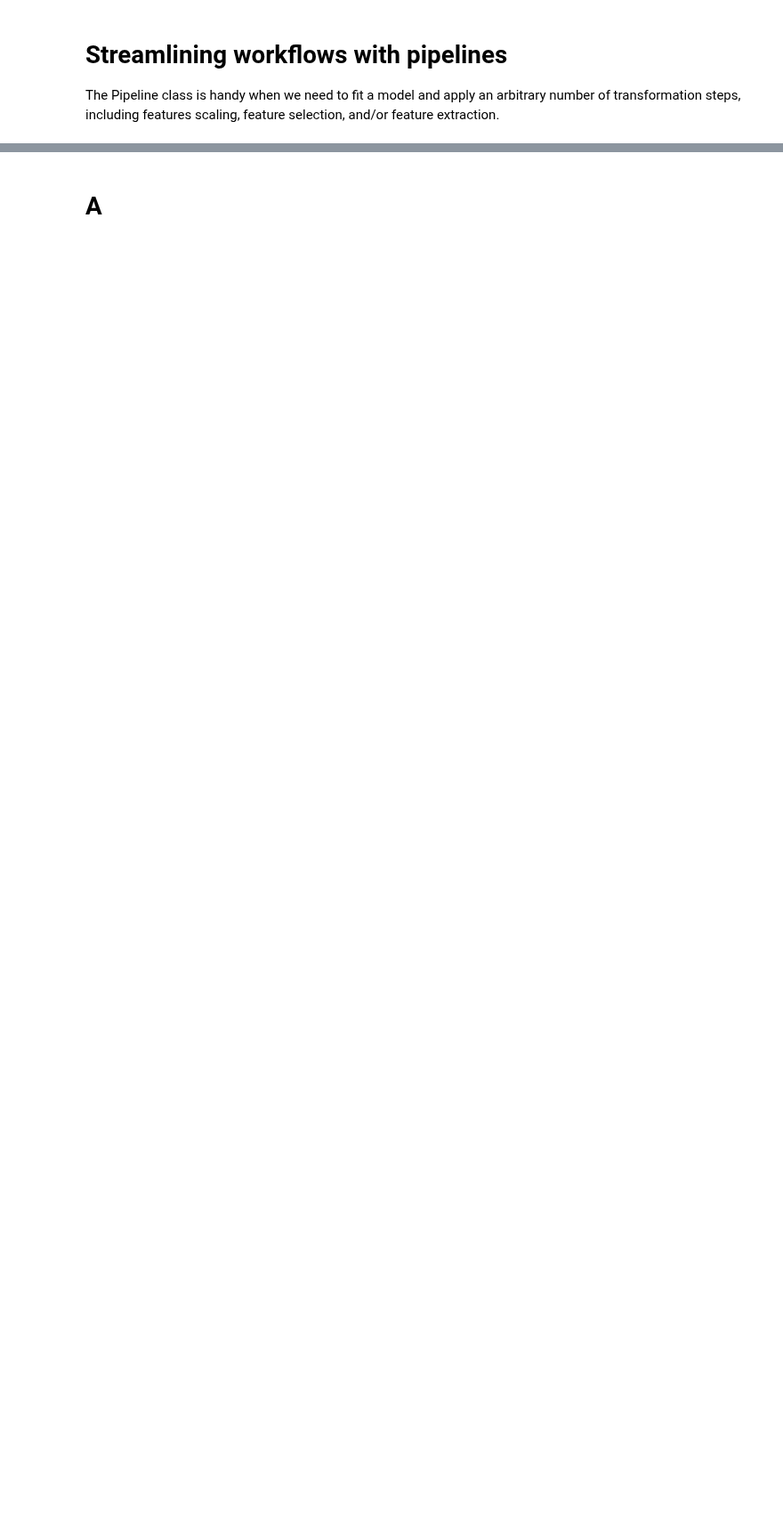
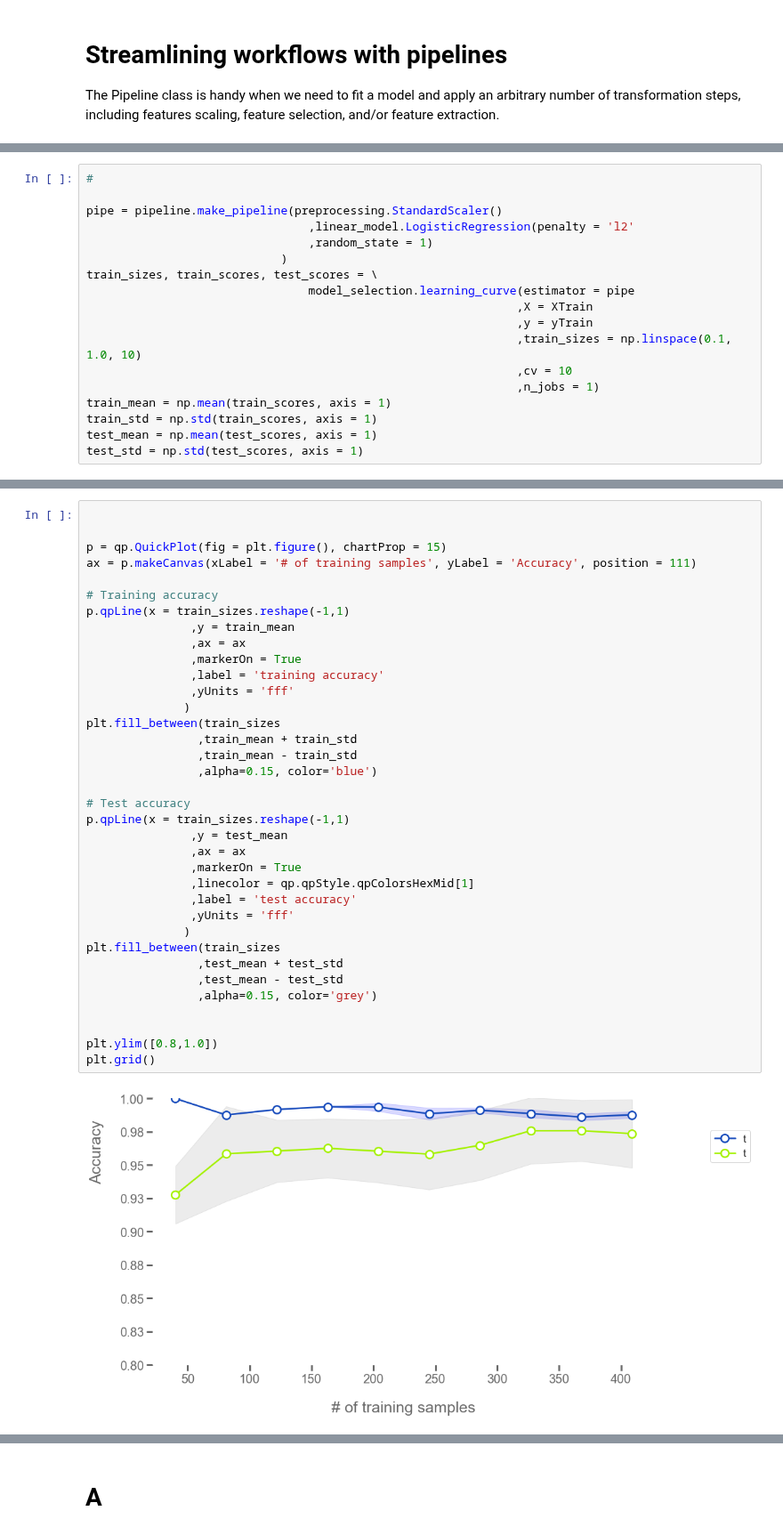
Before and after one commit to sudhu26/data-science-portfolio, a Jupyter notebook: TextbookWalkthroughs/PythonMachineLearning2ndEd/ch06_Learning_Best_Practices_for_Model_Evaluation_and_Hyperparameter_Tuning.ipynb, the cells around one changed output, grey strips where cells are left out. Shown at 89% size. Drawn from its saved outputs; the diff is of its cells as text; blank space fills up the shorter version.

```diff
--- a/TextbookWalkthroughs/PythonMachineLearning2ndEd/ch06_Learning_Best_Practices_for_Model_Evaluation_and_Hyperparameter_Tuning.ipynb
+++ b/TextbookWalkthroughs/PythonMachineLearning2ndEd/ch06_Learning_Best_Practices_for_Model_Evaluation_and_Hyperparameter_Tuning.ipynb
@@ -56,0 +192,18 @@ df_cancer[:50]
+# %%
+#
+
+pipe = pipeline.make_pipeline(preprocessing.StandardScaler()
+                                ,linear_model.LogisticRegression(penalty = 'l2'
+                                ,random_state = 1)
+                            )
+train_sizes, train_scores, test_scores = \
+                                model_selection.learning_curve(estimator = pipe
+                                                              ,X = XTrain
+                                                              ,y = yTrain
+                                                              ,train_sizes = np.linspace(0.1, 1.0, 10)
+                                                              ,cv = 10
+                                                              ,n_jobs = 1)
+train_mean = np.mean(train_scores, axis = 1)
+train_std = np.std(train_scores, axis = 1)
+test_mean = np.mean(test_scores, axis = 1)
+test_std = np.std(test_scores, axis = 1)
@@ -57,3 +240,41 @@ df_cancer[:50]
+# %%
+
+
+p = qp.QuickPlot(fig = plt.figure(), chartProp = 15)
+ax = p.makeCanvas(xLabel = '# of training samples', yLabel = 'Accuracy', position = 111)
+
+# Training accuracy
+p.qpLine(x = train_sizes.reshape(-1,1)
+               ,y = train_mean
+               ,ax = ax
+               ,markerOn = True
+               ,label = 'training accuracy'
+               ,yUnits = 'fff'
+              )
+plt.fill_between(train_sizes
+                ,train_mean + train_std
+                ,train_mean - train_std
+                ,alpha=0.15, color='blue')
+
+# Test accuracy
+p.qpLine(x = train_sizes.reshape(-1,1)
+               ,y = test_mean
+               ,ax = ax
+               ,markerOn = True
+               ,linecolor = qp.qpStyle.qpColorsHexMid[1]
+               ,label = 'test accuracy'
+               ,yUnits = 'fff'
+              )
+plt.fill_between(train_sizes
+                ,test_mean + test_std
+                ,test_mean - test_std
+                ,alpha=0.15, color='grey')
+
+
+plt.ylim([0.8,1.0])
+plt.grid()
+# %% [output]
+[figure, added]
 # %% [markdown]
 <a id = ''></a>
 # %% [markdown]
```
Also changed, not shown: parts of 28 cells of this notebook, 12 other files.
